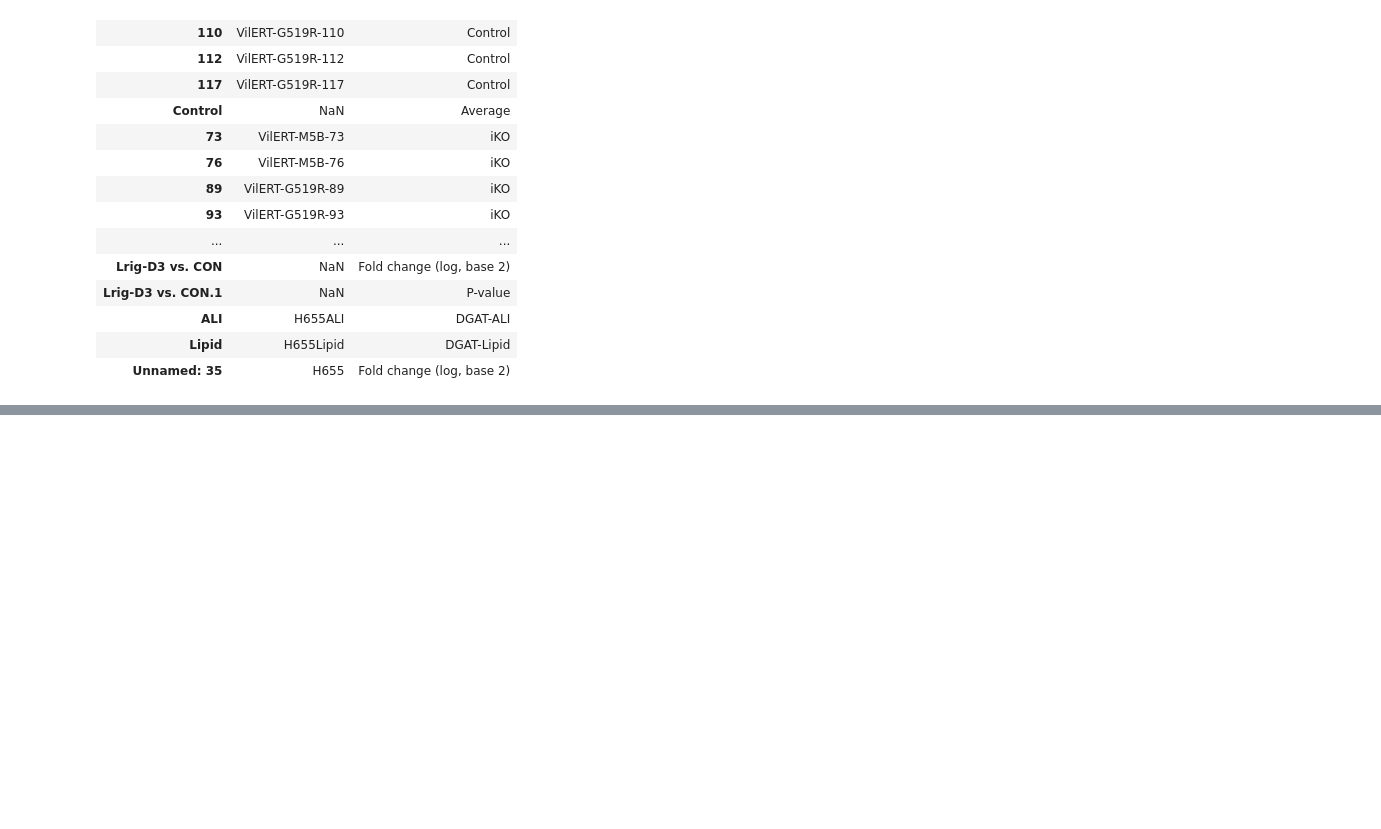
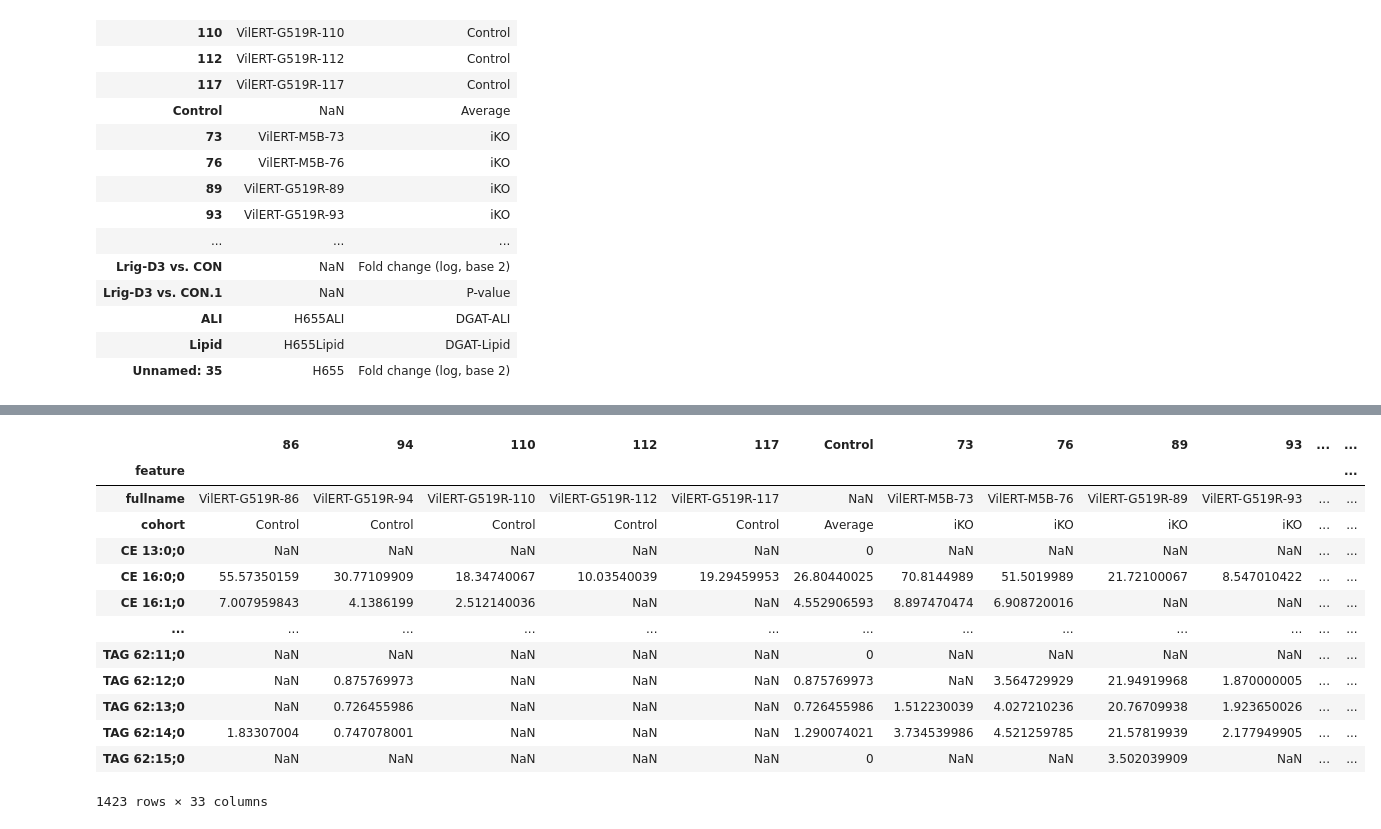
Before and after one commit to hn1902/lipids-proj-new, a Jupyter notebook: scratch.ipynb, the cells around one changed output, grey strips where cells are left out. Drawn from its saved outputs; the diff is of its cells as text; code cells hidden in the pictures; blank space fills up the shorter version.

```diff
--- a/scratch.ipynb
+++ b/scratch.ipynb
@@ -162,0 +226,17 @@ dfc[:3-1].T
+# %%
+de
+# %% [output]
+|  | 86 | 94 | 110 | 112 | 117 | Control | 73 | 76 | 89 | 93 | ... | ... |
+| feature |  |  |  |  |  |  |  |  |  |  |  | ... |
+| fullname | VilERT-G519R-86 | VilERT-G519R-94 | VilERT-G519R-110 | VilERT-G519R-112 | VilERT-G519R-117 | NaN | VilERT-M5B-73 | VilERT-M5B-76 | VilERT-G519R-89 | VilERT-G519R-93 | ... | ... |
+| cohort | Control | Control | Control | Control | Control | Average | iKO | iKO | iKO | iKO | ... | ... |
+| CE 13:0;0 | NaN | NaN | NaN | NaN | NaN | 0 | NaN | NaN | NaN | NaN | ... | ... |
+| CE 16:0;0 | 55.57350159 | 30.77109909 | 18.34740067 | 10.03540039 | 19.29459953 | 26.80440025 | 70.8144989 | 51.5019989 | 21.72100067 | 8.547010422 | ... | ... |
+| CE 16:1;0 | 7.007959843 | 4.1386199 | 2.512140036 | NaN | NaN | 4.552906593 | 8.897470474 | 6.908720016 | NaN | NaN | ... | ... |
+| ... | ... | ... | ... | ... | ... | ... | ... | ... | ... | ... | ... | ... |
+| TAG 62:11;0 | NaN | NaN | NaN | NaN | NaN | 0 | NaN | NaN | NaN | NaN | ... | ... |
+| TAG 62:12;0 | NaN | 0.875769973 | NaN | NaN | NaN | 0.875769973 | NaN | 3.564729929 | 21.94919968 | 1.870000005 | ... | ... |
+| TAG 62:13;0 | NaN | 0.726455986 | NaN | NaN | NaN | 0.726455986 | 1.512230039 | 4.027210236 | 20.76709938 | 1.923650026 | ... | ... |
+| TAG 62:14;0 | 1.83307004 | 0.747078001 | NaN | NaN | NaN | 1.290074021 | 3.734539986 | 4.521259785 | 21.57819939 | 2.177949905 | ... | ... |
+| TAG 62:15;0 | NaN | NaN | NaN | NaN | NaN | 0 | NaN | NaN | 3.502039909 | NaN | ... | ... |
+1423 rows × 33 columns
```
Also changed, not shown: parts of 8 cells of this notebook, 3 other files.
